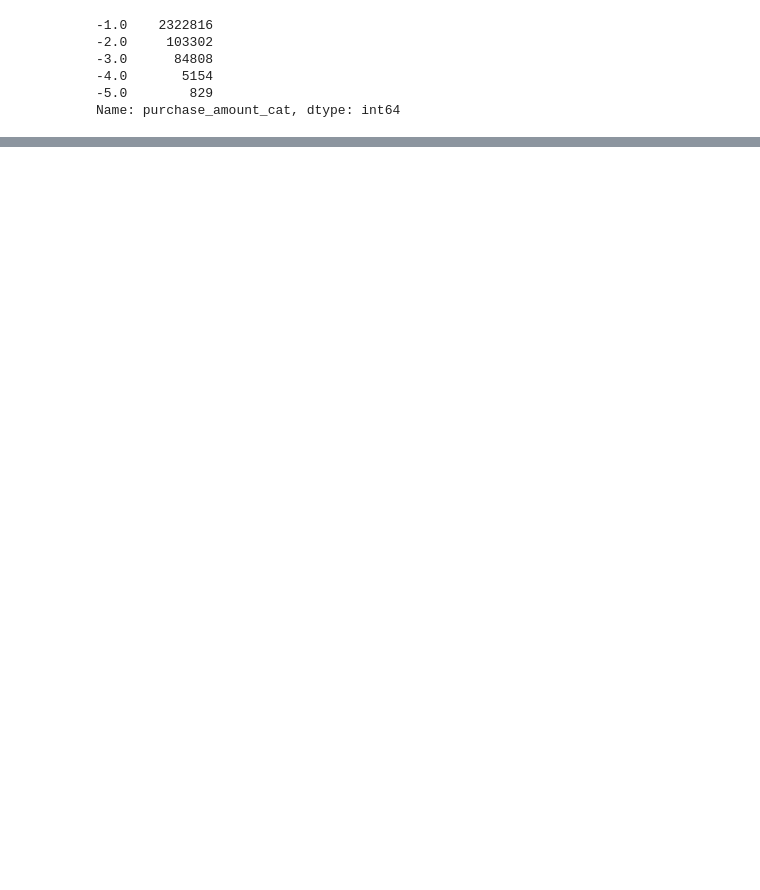
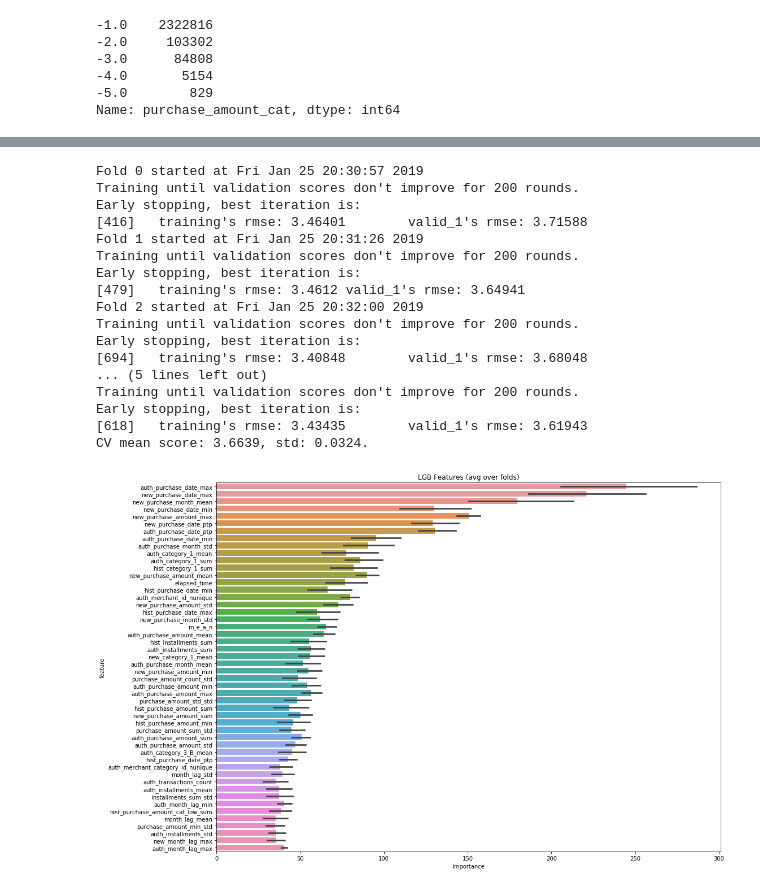
Before and after one commit to BoykoAA/list_lolecs_team, a Jupyter notebook: Elo_Category_Recommendation/hepatitis#1.ipynb, the cells around one changed output, grey strips where cells are left out. Drawn from its saved outputs; the diff is of its cells as text; code cells hidden in the pictures; blank space fills up the shorter version.

```diff
--- a/Elo_Category_Recommendation/hepatitis#1.ipynb
+++ b/Elo_Category_Recommendation/hepatitis#1.ipynb
@@ -296,12 +292,12 @@ def aggregate_transactions(history):
         'purchase_month': ['mean', 'max', 'min', 'std'],
         'purchase_date': [np.ptp, 'min', 'max'],
         'month_lag': ['min', 'max'],
-         'VIP': ['mean'],
-        'purchase_amount_cat_high': ['mean'],
-        'purchase_amount_cat_low': ['mean'],
-        'purchase_amount_cat_middle': ['mean'],
-        'purchase_amount_cat_middle_up': ['mean'],
-#         'purchase_amount_cat_vip': ['mean']
+#          'VIP': ['mean'],
+        'purchase_amount_cat_high': ['mean', 'sum','max', 'min', 'std'],
+        'purchase_amount_cat_low': ['mean', 'sum','max', 'min', 'std'],
+        'purchase_amount_cat_middle': ['mean', 'sum','max', 'min', 'std'],
+        'purchase_amount_cat_middle_up': ['mean', 'sum','max', 'min', 'std'],
+#         'purchase_amount_cat_vip': ['mean', 'sum','max', 'min', 'std']
         }
 
     agg_history = history.groupby(['card_id']).agg(agg_func)
@@ -329,0 +375,4 @@ new.columns = ['new_' + c if c != 'card_id' else c for c in new.columns]
+# %%
+X = train
+X_test = test
+y = target
@@ -329,0 +386,3 @@ new.columns = ['new_' + c if c != 'card_id' else c for c in new.columns]
+# %%
+n_fold = 5
+folds = KFold(n_splits=n_fold, shuffle=True, random_state=11)
@@ -329,0 +476,40 @@ new.columns = ['new_' + c if c != 'card_id' else c for c in new.columns]
+# %%
+params = {'num_leaves': 54,
+         'min_data_in_leaf': 79,
+         'objective': 'regression',
+         'max_depth': 7,
+         'learning_rate': 0.018545526395058548,
+         "boosting": "gbdt",
+         "feature_fraction": 0.8354507676881442,
+         "bagging_freq": 3,
+         "bagging_fraction": 0.8126672064208567,
+         "bagging_seed": 11,
+         "metric": 'rmse',
+         "lambda_l1": 0.1,
+         "verbosity": -1,
+         'min_child_weight': 5.343384366323818,
+         'reg_alpha': 1.1302650970728192,
+         'reg_lambda': 0.3603427518866501,
+         'subsample': 0.8767547959893627,}
+# %%
+oof_lgb, prediction_lgb, feature_importance = train_model(params=params, model_type='lgb',
+                                                          plot_feature_importance=True)
+# %% [output]
+Fold 0 started at Fri Jan 25 20:30:57 2019
+Training until validation scores don't improve for 200 rounds.
+Early stopping, best iteration is:
+[416]   training's rmse: 3.46401        valid_1's rmse: 3.71588
+Fold 1 started at Fri Jan 25 20:31:26 2019
+Training until validation scores don't improve for 200 rounds.
+Early stopping, best iteration is:
+[479]   training's rmse: 3.4612 valid_1's rmse: 3.64941
+Fold 2 started at Fri Jan 25 20:32:00 2019
+Training until validation scores don't improve for 200 rounds.
+Early stopping, best iteration is:
+[694]   training's rmse: 3.40848        valid_1's rmse: 3.68048
+... (5 lines left out)
+Training until validation scores don't improve for 200 rounds.
+Early stopping, best iteration is:
+[618]   training's rmse: 3.43435        valid_1's rmse: 3.61943
+CV mean score: 3.6639, std: 0.0324.
+[figure, added]
```
Also changed, not shown: parts of 17 cells of this notebook.
